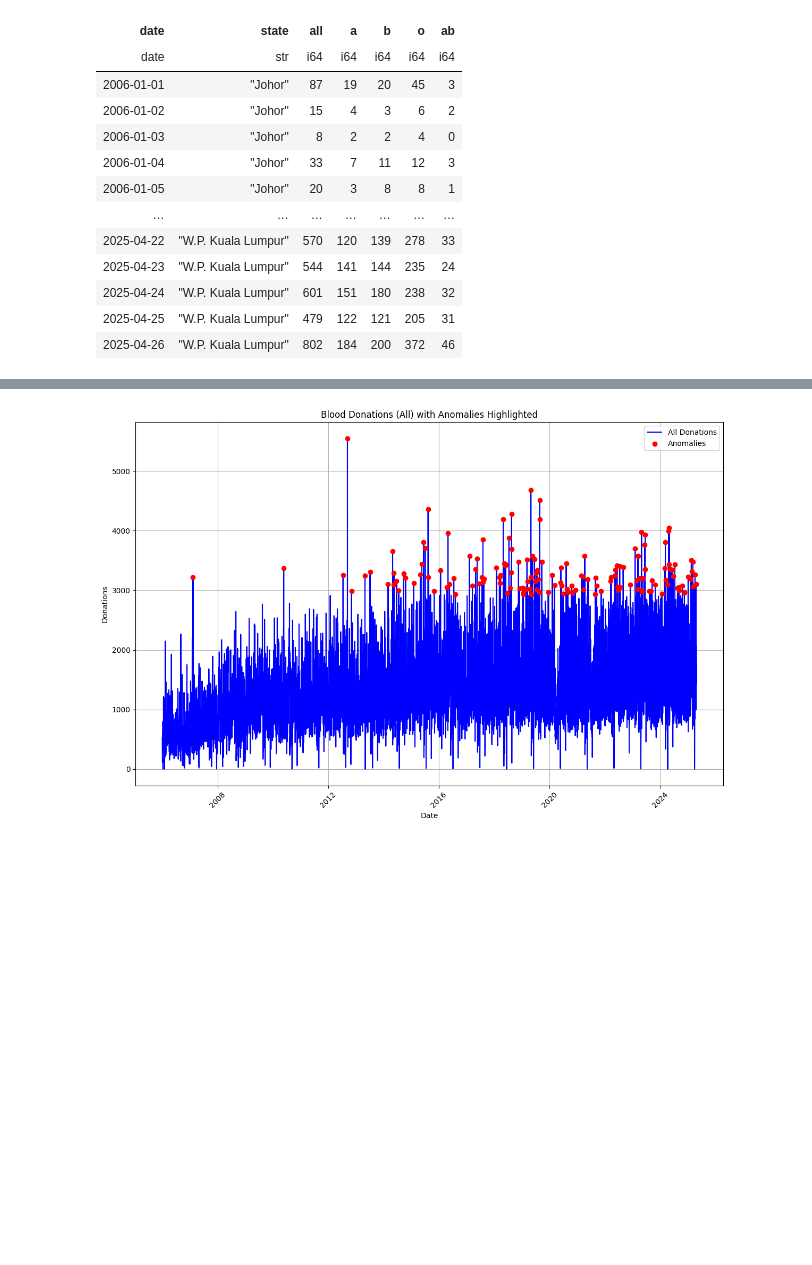
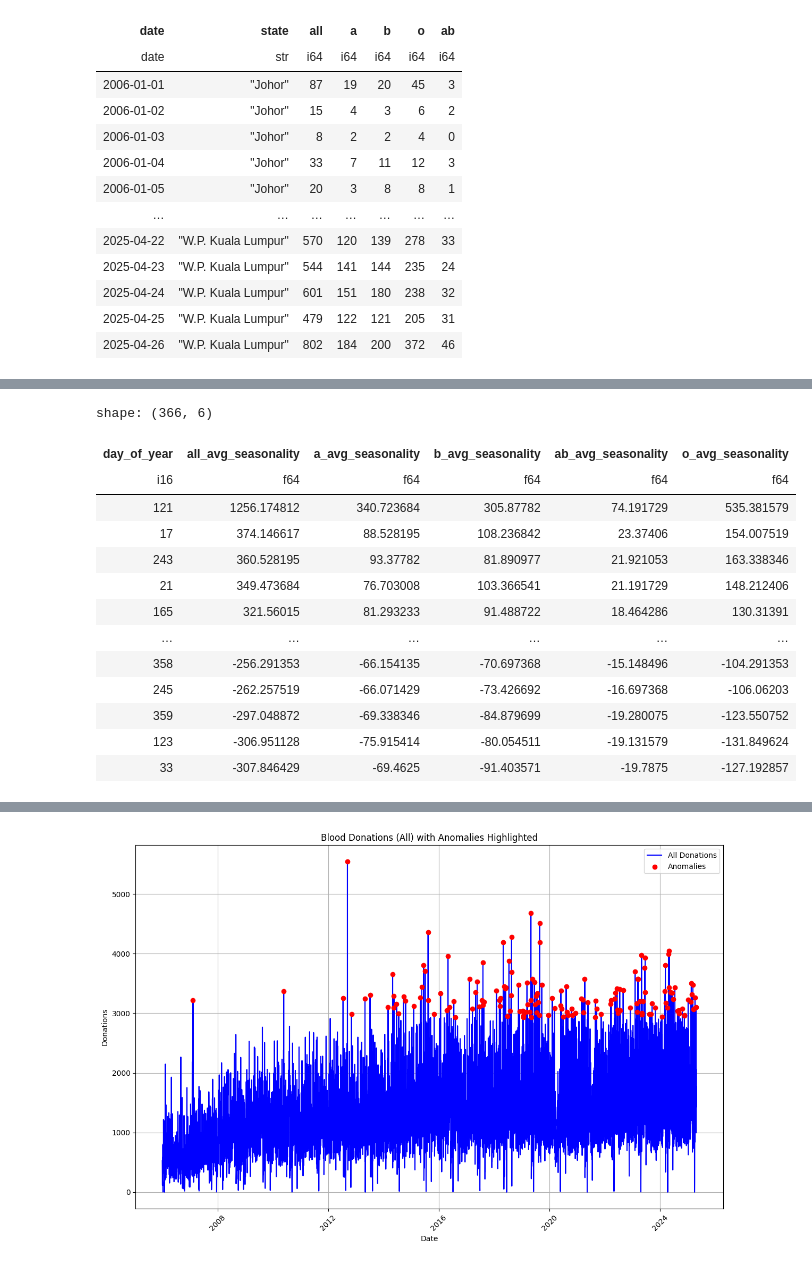
Before and after one commit to jasperschroeder/MalaysiaBloodDonations, a Jupyter notebook: MalaysiaBloodDonation/1_Initial_Notebook.ipynb, the cells around one changed output, grey strips where cells are left out. Drawn from its saved outputs; the diff is of its cells as text; code cells hidden in the pictures; blank space fills up the shorter version.

```diff
--- a/MalaysiaBloodDonation/1_Initial_Notebook.ipynb
+++ b/MalaysiaBloodDonation/1_Initial_Notebook.ipynb
@@ -276,0 +361,19 @@ shape: (91_728, 7)
+# %%
+spike_day = seasonality_by_dayofyear.sort("all_avg_seasonality", descending=True)
+# %%
+spike_day
+# %% [output]
+shape: (366, 6)
+| day_of_year | all_avg_seasonality | a_avg_seasonality | b_avg_seasonality | ab_avg_seasonality | o_avg_seasonality |
+| i16 | f64 | f64 | f64 | f64 | f64 |
+| 121 | 1256.174812 | 340.723684 | 305.87782 | 74.191729 | 535.381579 |
+| 17 | 374.146617 | 88.528195 | 108.236842 | 23.37406 | 154.007519 |
+| 243 | 360.528195 | 93.37782 | 81.890977 | 21.921053 | 163.338346 |
+| 21 | 349.473684 | 76.703008 | 103.366541 | 21.191729 | 148.212406 |
+| 165 | 321.56015 | 81.293233 | 91.488722 | 18.464286 | 130.31391 |
+| … | … | … | … | … | … |
+| 358 | -256.291353 | -66.154135 | -70.697368 | -15.148496 | -104.291353 |
+| 245 | -262.257519 | -66.071429 | -73.426692 | -16.697368 | -106.06203 |
+| 359 | -297.048872 | -69.338346 | -84.879699 | -19.280075 | -123.550752 |
+| 123 | -306.951128 | -75.915414 | -80.054511 | -19.131579 | -131.849624 |
+| 33 | -307.846429 | -69.4625 | -91.403571 | -19.7875 | -127.192857 |
```
Also changed, not shown: parts of 15 cells of this notebook.
